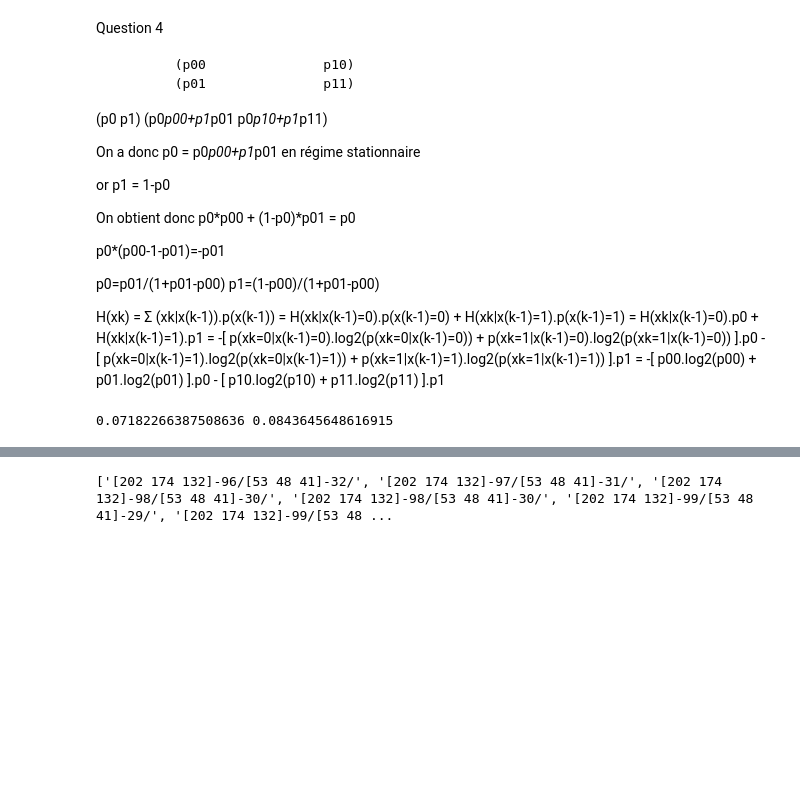
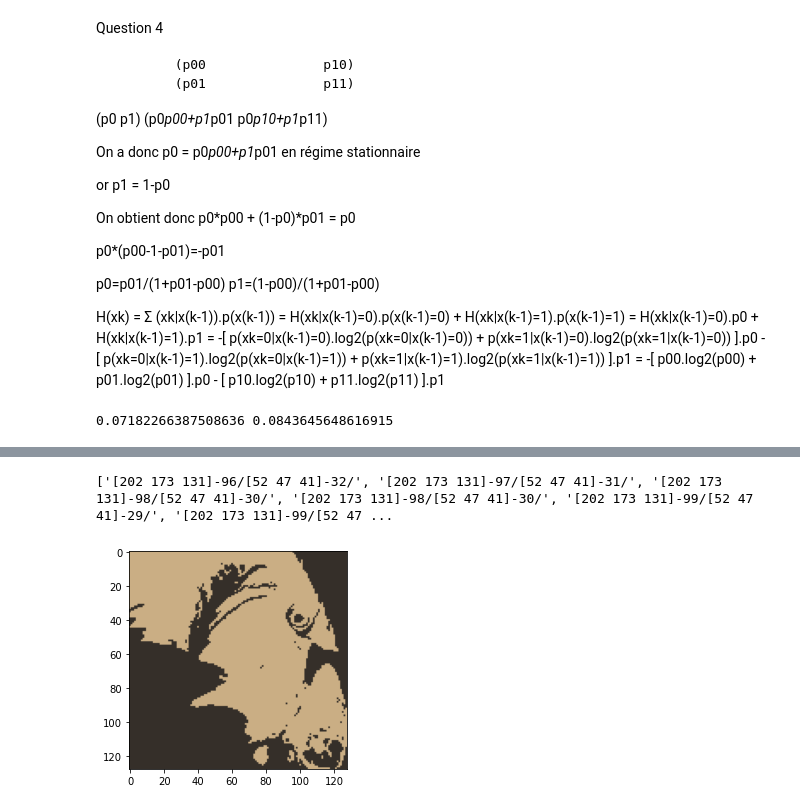
Before and after one commit to ValentinSre/TP, a Jupyter notebook: TCI/[TCI] TP.ipynb, the cells around one changed output, grey strips where cells are left out. Saved outputs shown, nothing was run; the diff lists cells and outputs as text; code cells hidden in the pictures; blank space fills up the shorter version.

```diff
--- a/TCI/[TCI] TP.ipynb
+++ b/TCI/[TCI] TP.ipynb
@@ -199,27 +208,30 @@ D(8)
 # %%
 def codingRateRLE(k):
     (img, imgseg) = kMeansAlgo(k)
     imgData = imgseg
     res = []
     for i in range(len(imgData)):
         colorActual = imgData[0][0]
         string_row = ""
         nombrePixel = 0
         for j in range(len(imgData[0])):
             if (imgData[i][j] == colorActual).all() :
                 nombrePixel += 1
             else :
                 if nombrePixel != 0 :
                     string = str(colorActual) + "-" + str(nombrePixel) + "/"
                     string_row += string
                 nombrePixel = 1
                 colorActual = imgData[i][j]
         string = str(colorActual) + "-" + str(nombrePixel) + "/"
         string_row += string
         res.append(string_row)
         nombrePixel = 0
     return res
 
+(img, img2)=kMeansAlgo(2)
 print(codingRateRLE(2))
+dessinerImg(img2)
 # %% [output]
-['[202 174 132]-96/[53 48 41]-32/', '[202 174 132]-97/[53 48 41]-31/', '[202 174 132]-98/[53 48 41]-30/', '[202 174 132]-98/[53 48 41]-30/', '[202 174 132]-99/[53 48 41]-29/', '[202 174 132]-99/[53 48 ...
+['[202 173 131]-96/[52 47 41]-32/', '[202 173 131]-97/[52 47 41]-31/', '[202 173 131]-98/[52 47 41]-30/', '[202 173 131]-98/[52 47 41]-30/', '[202 173 131]-99/[52 47 41]-29/', '[202 173 131]-99/[52 47 ...
+[figure, added]
```
Also changed, not shown: parts of 2 cells of this notebook.
